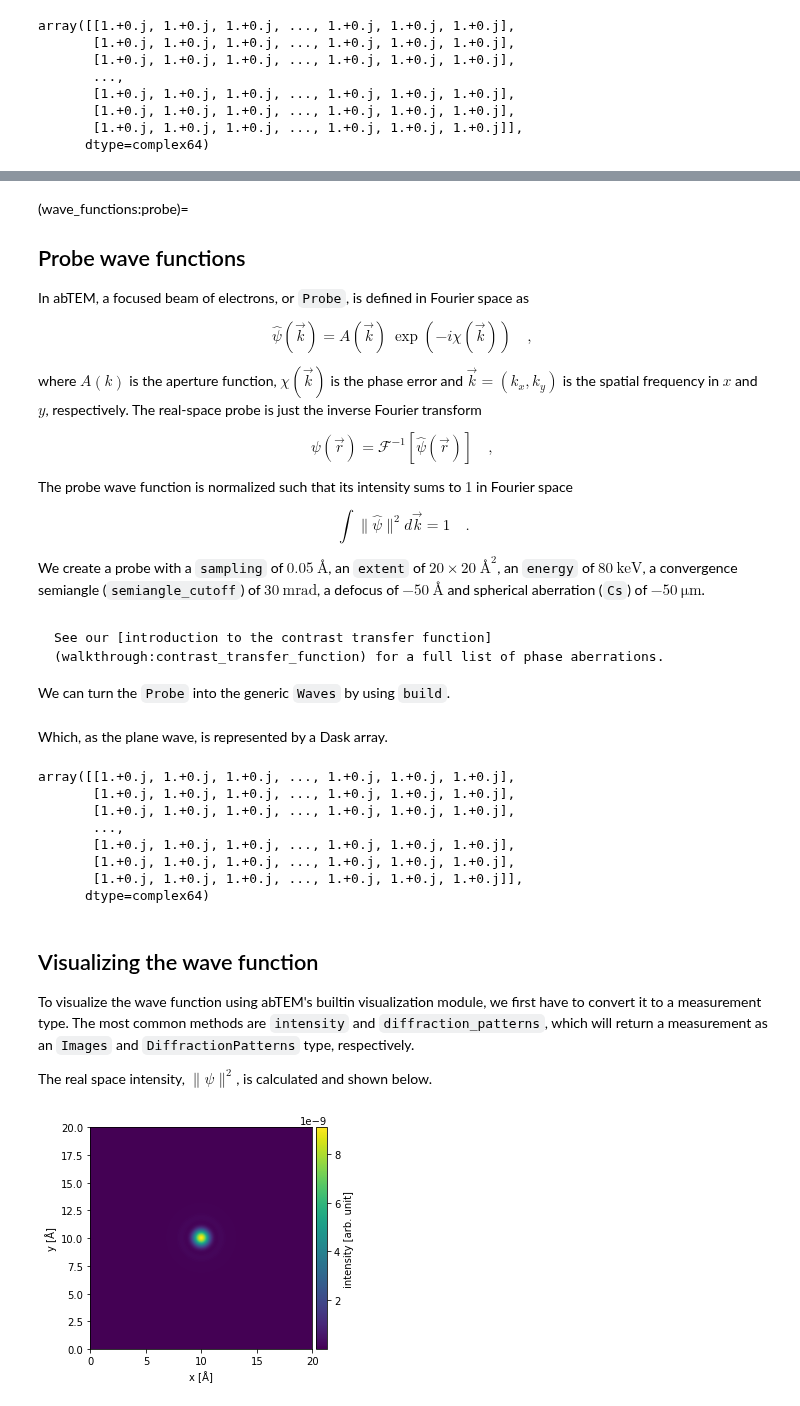
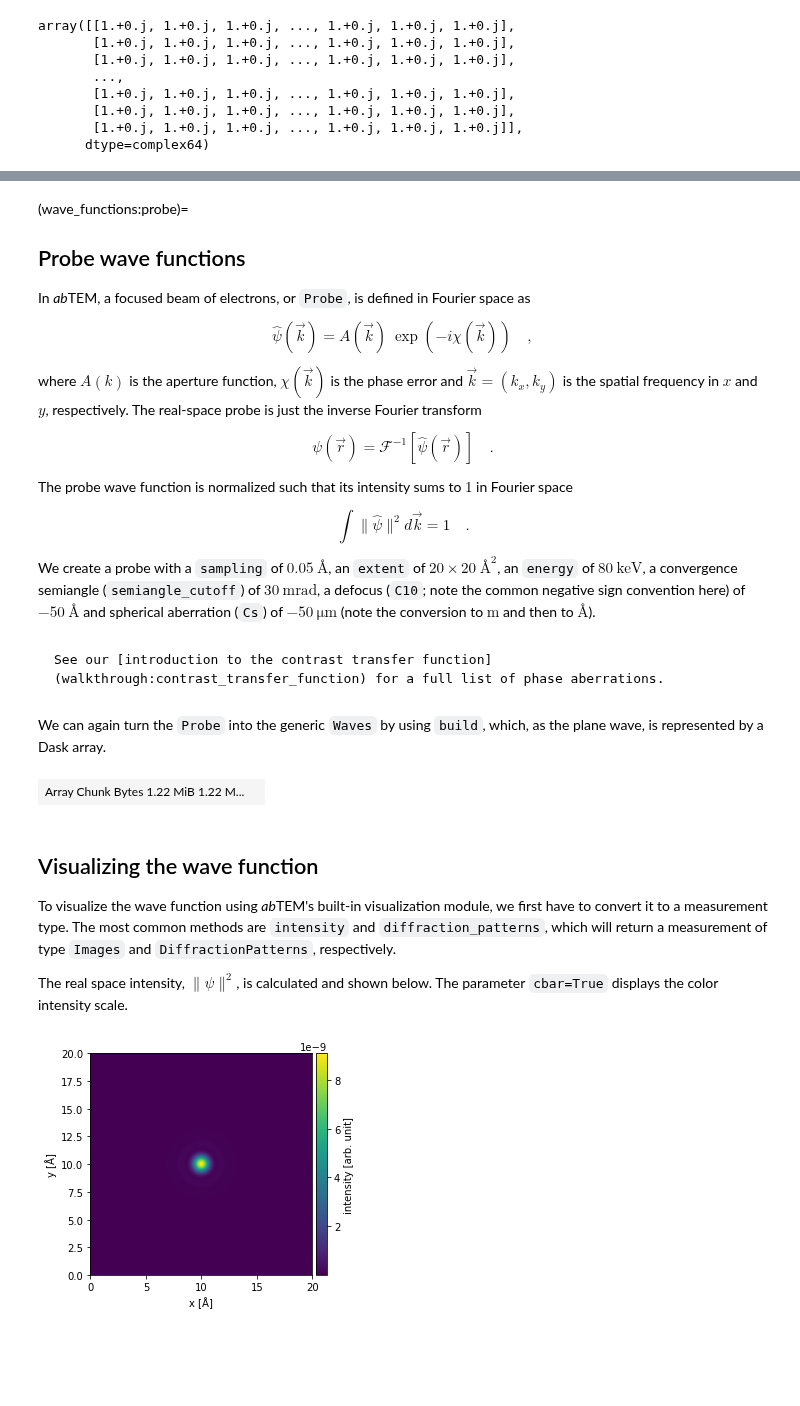
Before and after one commit to abTEM/doc, a Jupyter notebook: docs/user_guide/walkthrough/wave_functions.ipynb, the cells around one changed output, grey strips where cells are left out. Drawn from its saved outputs; the diff is of its cells as text; code cells hidden in the pictures; blank space fills up the shorter version.

````diff
--- a/docs/user_guide/walkthrough/wave_functions.ipynb
+++ b/docs/user_guide/walkthrough/wave_functions.ipynb
@@ -98,7 +98,7 @@ normalized_plane_wave = abtem.PlaneWave(
 (wave_functions:probe)=
 ## Probe wave functions
 
-In abTEM, a focused beam of electrons, or `Probe`, is defined in Fourier space as
+In *ab*TEM, a focused beam of electrons, or `Probe`, is defined in Fourier space as
 
 $$
     \hat{\psi}(\vec{k}) = A(\vec{k}) \ \exp(-i \chi(\vec{k})) \quad ,
@@ -107,7 +107,7 @@ $$
 where $A(k)$ is the aperture function, $\chi(\vec{k})$ is the phase error and $\vec{k} = (k_x, k_y)$ is the spatial frequency in $x$ and $y$, respectively. The real-space probe is just the inverse Fourier transform
 
 $$
-    \psi(\vec{r}) = \mathcal{F}^{-1} \left[ \hat{\psi}(\vec{r}) \right] \quad ,
+    \psi(\vec{r}) = \mathcal{F}^{-1} \left[ \hat{\psi}(\vec{r}) \right] \quad .
 $$
 
 The probe wave function is normalized such that its intensity sums to $1$ in Fourier space
@@ -116,7 +116,7 @@ $$
     \int \|\hat{\psi}\|^2 d\vec{k} = 1 \quad .
 $$
 
-We create a probe with a `sampling` of $0.05 \ \mathrm{Å}$, an `extent` of $20\times 20$ $\mathrm{Å}^2$, an `energy` of $80 \ \mathrm{keV}$, a convergence semiangle (`semiangle_cutoff`) of $30 \ \mathrm{mrad}$, a defocus of $-50 \ \mathrm{Å}$ and spherical aberration (`Cs`) of $-50 \ \mathrm{\mu m}$.
+We create a probe with a `sampling` of $0.05 \ \mathrm{Å}$, an `extent` of $20\times 20$ $\mathrm{Å}^2$, an `energy` of $80 \ \mathrm{keV}$, a convergence semiangle (`semiangle_cutoff`) of $30 \ \mathrm{mrad}$, a defocus (`C10`; note the common negative sign convention here) of $-50 \ \mathrm{Å}$ and spherical aberration (`Cs`) of $-50 \ \mathrm{\mu m}$ (note the conversion to $\mathrm{m}$ and then to $\mathrm{Å}$).
 # %%
 probe = abtem.Probe(
     sampling=0.05,
@@ -130,27 +130,20 @@ probe = abtem.Probe(
 ```{seealso}
 See our [introduction to the contrast transfer function](walkthrough:contrast_transfer_function) for a full list of phase aberrations.
 ```
-
-We can turn the `Probe` into the generic `Waves` by using `build`.
 # %% [markdown]
-Which, as the plane wave, is represented by a Dask array.
+We can again turn the `Probe` into the generic `Waves` by using `build`, which, as the plane wave, is represented by a Dask array.
 # %%
+waves = probe.build()
+
 waves.array
 # %% [output]
-array([[1.+0.j, 1.+0.j, 1.+0.j, ..., 1.+0.j, 1.+0.j, 1.+0.j],
-       [1.+0.j, 1.+0.j, 1.+0.j, ..., 1.+0.j, 1.+0.j, 1.+0.j],
-       [1.+0.j, 1.+0.j, 1.+0.j, ..., 1.+0.j, 1.+0.j, 1.+0.j],
-       ...,
-       [1.+0.j, 1.+0.j, 1.+0.j, ..., 1.+0.j, 1.+0.j, 1.+0.j],
-       [1.+0.j, 1.+0.j, 1.+0.j, ..., 1.+0.j, 1.+0.j, 1.+0.j],
-       [1.+0.j, 1.+0.j, 1.+0.j, ..., 1.+0.j, 1.+0.j, 1.+0.j]],
-      dtype=complex64)
+| Array Chunk Bytes 1.22 MiB 1.22 M... |  |
 # %% [markdown]
 ## Visualizing the wave function
 
-To visualize the wave function using abTEM's builtin visualization module, we first have to convert it to a measurement type. The most common methods are `intensity` and `diffraction_patterns`, which will return a measurement as an `Images` and `DiffractionPatterns` type, respectively.
+To visualize the wave function using *ab*TEM's built-in visualization module, we first have to convert it to a measurement type. The most common methods are `intensity` and `diffraction_patterns`, which will return a measurement of type `Images` and `DiffractionPatterns`, respectively.
 
-The real space intensity, $\|\psi\|^2$, is calculated and shown below.
+The real space intensity, $\|\psi\|^2$, is calculated and shown below. The parameter `cbar=True` displays the color intensity scale.
 # %%
 intensity = probe.build().intensity()
 
````
Also changed, not shown: parts of 20 cells of this notebook.
